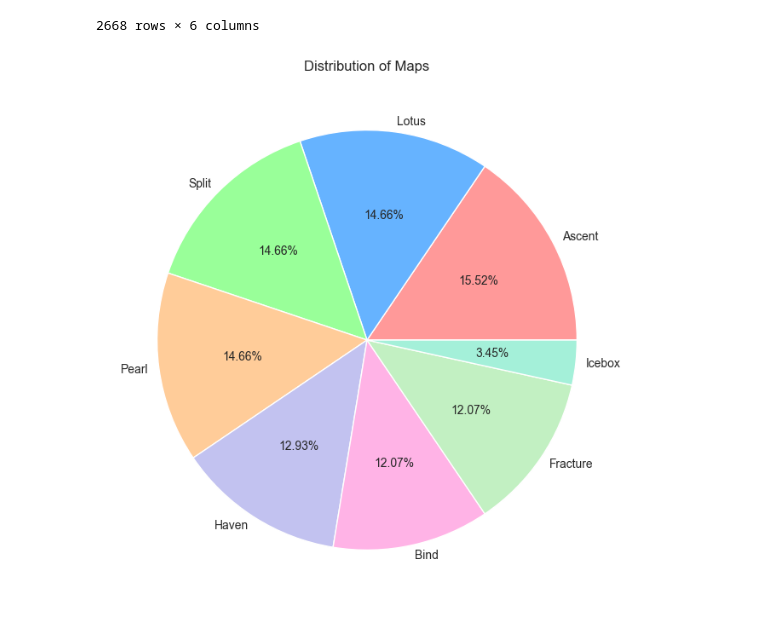
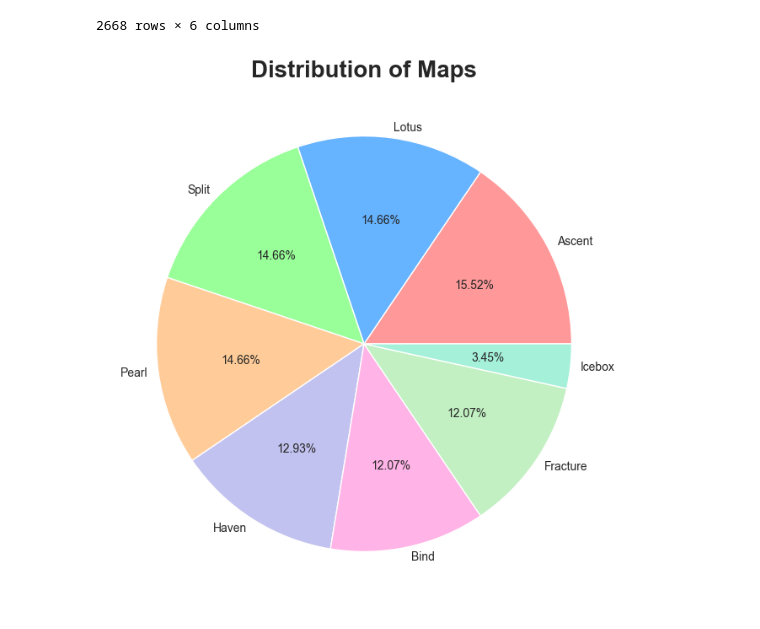
Before and after one commit to SoRaz049/DataAnalysisProjects, a Jupyter notebook: Valorant Tournament Analysis/vct_2023_analysis.ipynb, the cells around one changed output. Cells and saved outputs as stored; diff of their text form; code cells hidden in the pictures.

Commit message:
Feat - added visualization to the maps.

```diff
--- a/Valorant Tournament Analysis/vct_2023_analysis.ipynb
+++ b/Valorant Tournament Analysis/vct_2023_analysis.ipynb
@@ -182,11 +181,11 @@ df_2023
 # %%
 maps = df_2023['Map'].value_counts()
 plt.figure(figsize=(10, 8))
 sns.set_style("darkgrid")
 eight_color_palette = ["#ff9999", "#66b3ff", "#99ff99", "#ffcc99", "#c2c2f0", "#ffb3e6", "#c2f0c2", "#a4f0d9"]
 
 plt.pie(maps.values, labels=maps.index, autopct='%0.2f%%', labeldistance = 1.05, colors = eight_color_palette)
-plt.title('Distribution of Maps')
+plt.title('Distribution of Maps', fontsize = 20, fontweight = 'bold')
 plt.show()
 # %% [output]
-[figure, old version]
+[figure, new version]
```
Also changed, not shown: parts of 7 cells of this notebook.
